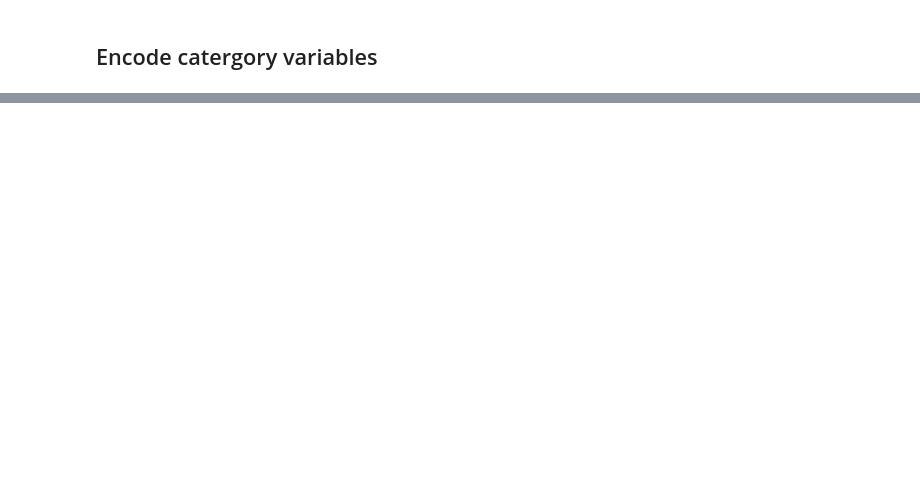
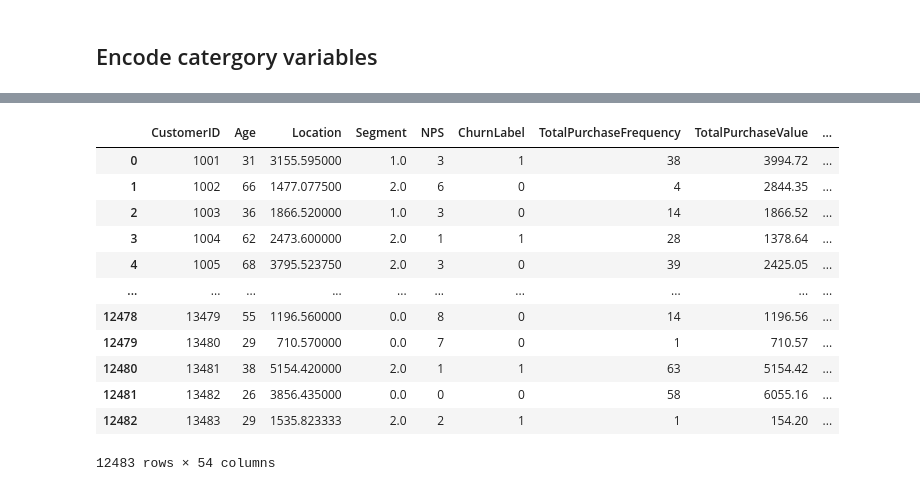
Before and after one commit to candor-tech/Churn, a Jupyter notebook: DataCleaning/Clean.ipynb, the cells around one changed output, grey strips where cells are left out. Drawn from its saved outputs; the diff is of its cells as text; code cells hidden in the pictures; blank space fills up the shorter version.

```diff
--- a/DataCleaning/Clean.ipynb
+++ b/DataCleaning/Clean.ipynb
@@ -211,3 +155,5 @@ dtype: object
+# %%
+data.drop(columns=['Timestamp', 'most_recent_action_date', 'churntime', 'most_recent_action_time' ], inplace=True)
 # %%
 data.to_csv('cleaned_data.csv', index=False)
 # %% [markdown]
@@ -226,2 +204,2 @@ for col in data_col_to_engineer:
 # %%
-data.drop(columns= ['Name','Email','Phone'], inplace=True)
+data.drop(columns=['Name','Email','Phone'], inplace=True, errors='ignore')
@@ -250,0 +237,36 @@ data.select_dtypes(include='object')
+# %%
+# --- Define column groups ---
+norminal_columns = ['Gender', 'TotalInteractionType', 'Frequency']
+ordinal_columns = ['Segment', 'Plan', 'customer_segment']
+cardinal_columns = ['Location', 'ProductList']
+
+# Copy data once
+encode_data = data.copy()
+
+# --- 1. Nominal Encoding (One-Hot) ---
+ohe = OneHotEncoder(sparse_output=False)
+encoded_columns = []
+
+for col in norminal_columns:
+    transformed_col = ohe.fit_transform(encode_data[[col]])
+    transformed_df = pd.DataFrame(
+        transformed_col,
+        columns=[f"{col}_{cat}" for cat in ohe.categories_[0]],
+        index=encode_data.index
+    )
+    encoded_columns.append(transformed_df)
+
+encode_data = pd.concat([encode_data] + encoded_columns, axis=1)
+encode_data.drop(columns=norminal_columns, inplace=True)
+
+# --- 2. Cardinal Encoding (Mean target encoding with TotalPurchaseValue) ---
+for col in cardinal_columns:
+    encode_data[col] = encode_data.groupby(col)['TotalPurchaseValue'].transform('mean')
+
+# --- 3. Ordinal Encoding (numeric mapping) ---
+encoder = OrdinalEncoder()
+encoded_ordinals = encoder.fit_transform(encode_data[ordinal_columns])
+encode_data[ordinal_columns] = encoded_ordinals
+
+# ✅ Final encoded dataset
+encode_data.head()
@@ -250,0 +280,2 @@ data.select_dtypes(include='object')
+# %%
+encode_data.drop(['Address','Comment'], axis=1, inplace=True, errors='ignore') # this will drop the two columns that are not needed
@@ -250,0 +284,16 @@ data.select_dtypes(include='object')
+# %%
+encode_data
+# %% [output]
+|  | CustomerID | Age | Location | Segment | NPS | ChurnLabel | TotalPurchaseFrequency | TotalPurchaseValue | ... |
+| 0 | 1001 | 31 | 3155.595000 | 1.0 | 3 | 1 | 38 | 3994.72 | ... |
+| 1 | 1002 | 66 | 1477.077500 | 2.0 | 6 | 0 | 4 | 2844.35 | ... |
+| 2 | 1003 | 36 | 1866.520000 | 1.0 | 3 | 0 | 14 | 1866.52 | ... |
+| 3 | 1004 | 62 | 2473.600000 | 2.0 | 1 | 1 | 28 | 1378.64 | ... |
+| 4 | 1005 | 68 | 3795.523750 | 2.0 | 3 | 0 | 39 | 2425.05 | ... |
+| ... | ... | ... | ... | ... | ... | ... | ... | ... | ... |
+| 12478 | 13479 | 55 | 1196.560000 | 0.0 | 8 | 0 | 14 | 1196.56 | ... |
+| 12479 | 13480 | 29 | 710.570000 | 0.0 | 7 | 0 | 1 | 710.57 | ... |
+| 12480 | 13481 | 38 | 5154.420000 | 2.0 | 1 | 1 | 63 | 5154.42 | ... |
+| 12481 | 13482 | 26 | 3856.435000 | 0.0 | 0 | 0 | 58 | 6055.16 | ... |
+| 12482 | 13483 | 29 | 1535.823333 | 2.0 | 2 | 1 | 1 | 154.20 | ... |
+12483 rows × 54 columns
```
Also changed, not shown: parts of 30 cells of this notebook, 13 other files.
